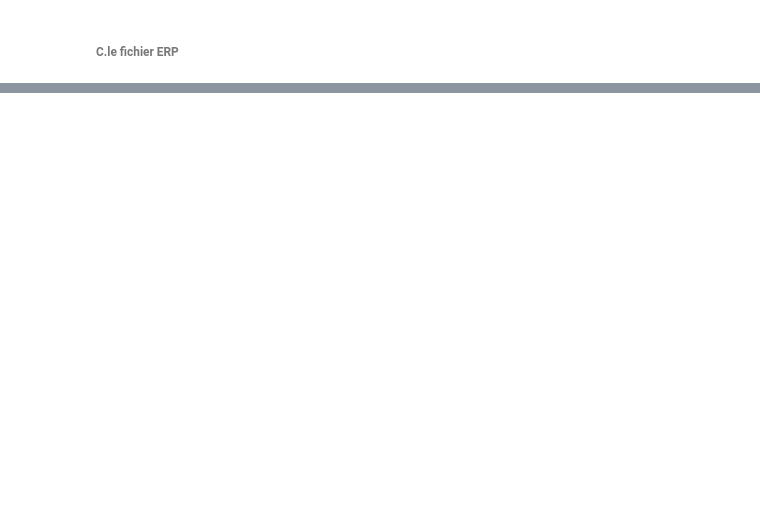
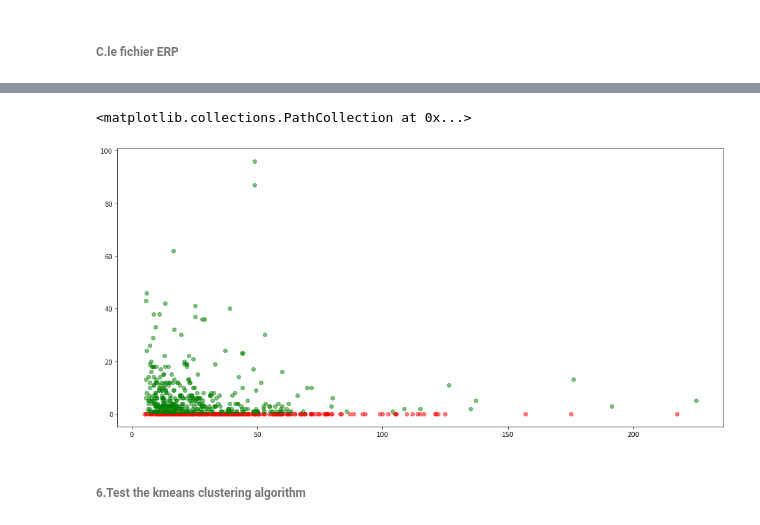
Before and after one commit to Asx11/wine-spirit, a Jupyter notebook: wine_spirit.ipynb, the cells around one changed output, grey strips where cells are left out. Drawn from its saved outputs; the diff is of its cells as text; code cells hidden in the pictures; blank space fills up the shorter version.

```diff
--- a/wine_spirit.ipynb
+++ b/wine_spirit.ipynb
@@ -182,7 +552,12 @@ plt.show()
 # %%
-x = df_cln['price']
-y = df_cln['total_sales']
-z=df_cln['total_sales']
+x = fusion_all['price']
+y = fusion_all['total_sales']
+z=fusion_all['total_sales']
 plt.figure(figsize=(17, 8))
 plt.scatter(x[z ==0], y[z==0],c = 'red', alpha=0.5)
 plt.scatter(x[z >0], y[z >0],c = 'green', alpha=0.5)
+# %% [output]
+<matplotlib.collections.PathCollection at 0x...>
+[figure, added]
+# %% [markdown]
+###### 6.Test the kmeans clustering algorithm
```
Also changed, not shown: parts of 120 cells of this notebook.
